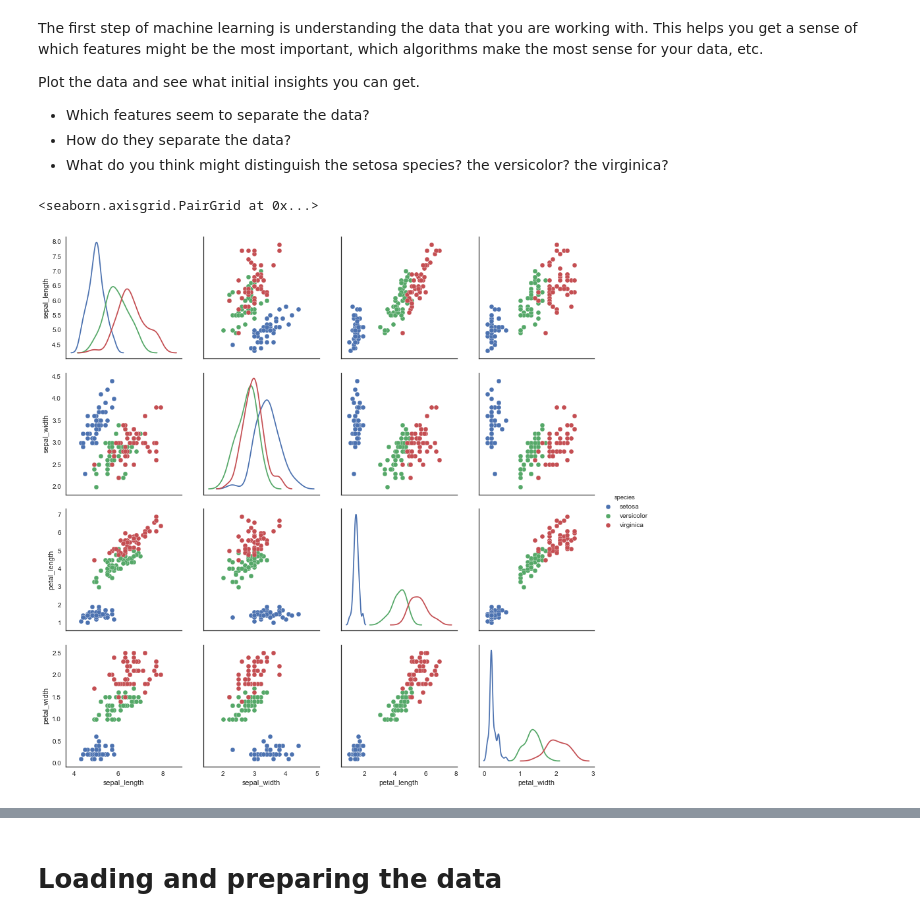
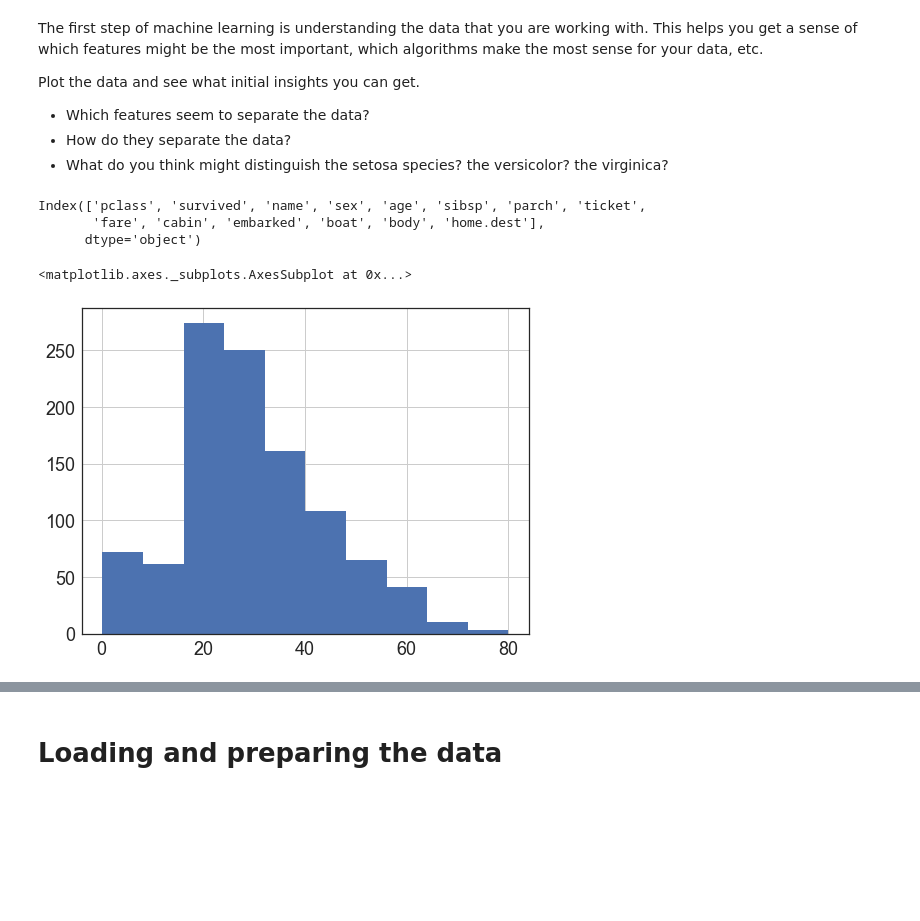
Before and after one commit to marijavlajic/code-university-ml-workshop, a Jupyter notebook: ML Workshop Part 1 - Data Exploration.ipynb, the cells around one changed output, grey strips where cells are left out. Saved outputs shown, nothing was run; the diff lists cells and outputs as text; code cells hidden in the pictures; blank space fills up the shorter version.

Commit message:
Added Titanic to Part 1.

```diff
--- a/ML Workshop Part 1 - Data Exploration.ipynb
+++ b/ML Workshop Part 1 - Data Exploration.ipynb
@@ -14,9 +16,22 @@ Plot the data and see what initial insights you can get.
 * Which features seem to separate the data?
 * How do they separate the data?
 * What do you think might distinguish the setosa species? the versicolor? the virginica?
-# %%
-iris = sns.load_dataset('iris')
-sns.pairplot(iris, hue='species', size=3, diag_kind="kde")
-# %% [output]
-<seaborn.axisgrid.PairGrid at 0x...>
-[figure, removed]
+# %%
+# has 1300+ rows
+data_url = 'https://raw.githubusercontent.com/marijavlajic/code-university-ml-workshop/master/titanic.csv'
+titanic = pd.read_csv(data_url, sep = ';')
+# %%
+titanic.replace(',', '.', inplace = True, regex = True)
+# %%
+titanic.columns
+# %% [output]
+Index(['pclass', 'survived', 'name', 'sex', 'age', 'sibsp', 'parch', 'ticket',
+       'fare', 'cabin', 'embarked', 'boat', 'body', 'home.dest'],
+      dtype='object')
+# %%
+titanic[['age', 'fare']] = titanic[['age', 'fare']].apply(pd.to_numeric)
+# %%
+titanic['age'].hist()
+# %% [output]
+<matplotlib.axes._subplots.AxesSubplot at 0x...>
+[figure, added]
```
Also changed, not shown: parts of 3 cells of this notebook, 1 other file.
